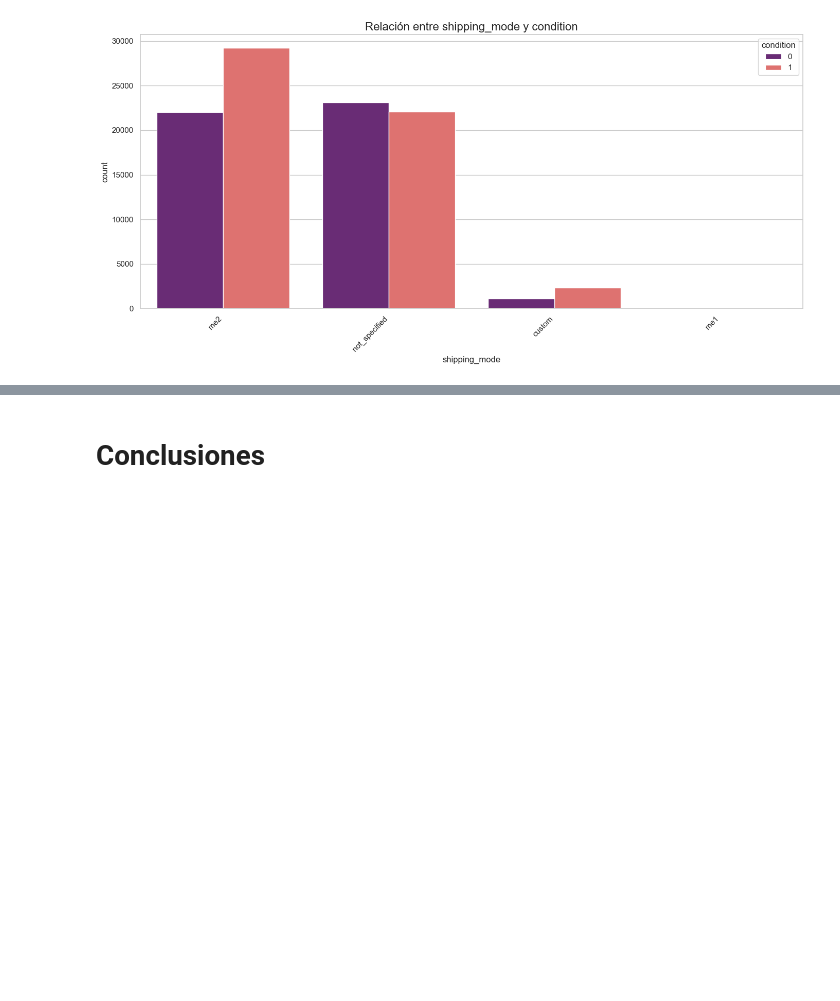
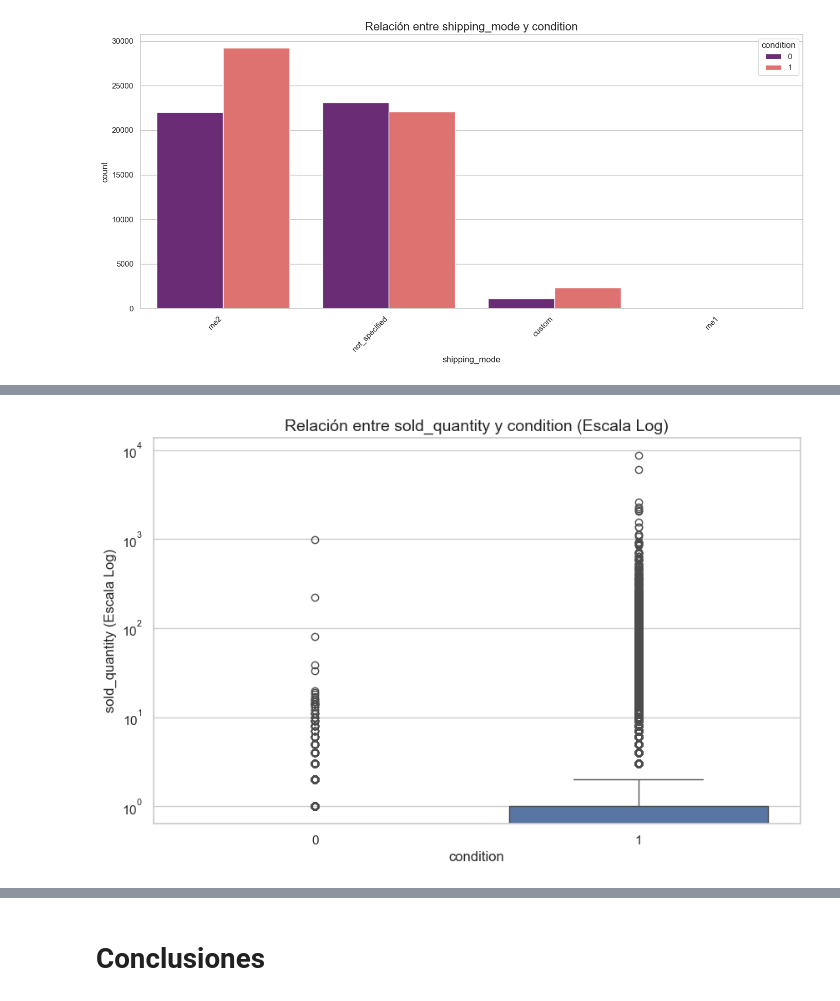
Before and after one commit to dbayterv/challenge-ds-meli, a Jupyter notebook: notebooks/01_EDA.ipynb, the cells around one changed output, grey strips where cells are left out. Cells and saved outputs as stored; diff of their text form; code cells hidden in the pictures; blank space fills up the shorter version.

```diff
--- a/notebooks/01_EDA.ipynb
+++ b/notebooks/01_EDA.ipynb
@@ -565,0 +606,4 @@ plot_bivariate_cat_cat(df_convert, 'shipping_mode', 'condition')
+# %%
+plot_bivariate_cat_num(df_convert, 'condition', 'sold_quantity', log_scale=True)
+# %% [output]
+[figure, added]
```
Also changed, not shown: parts of 15 cells of this notebook.
